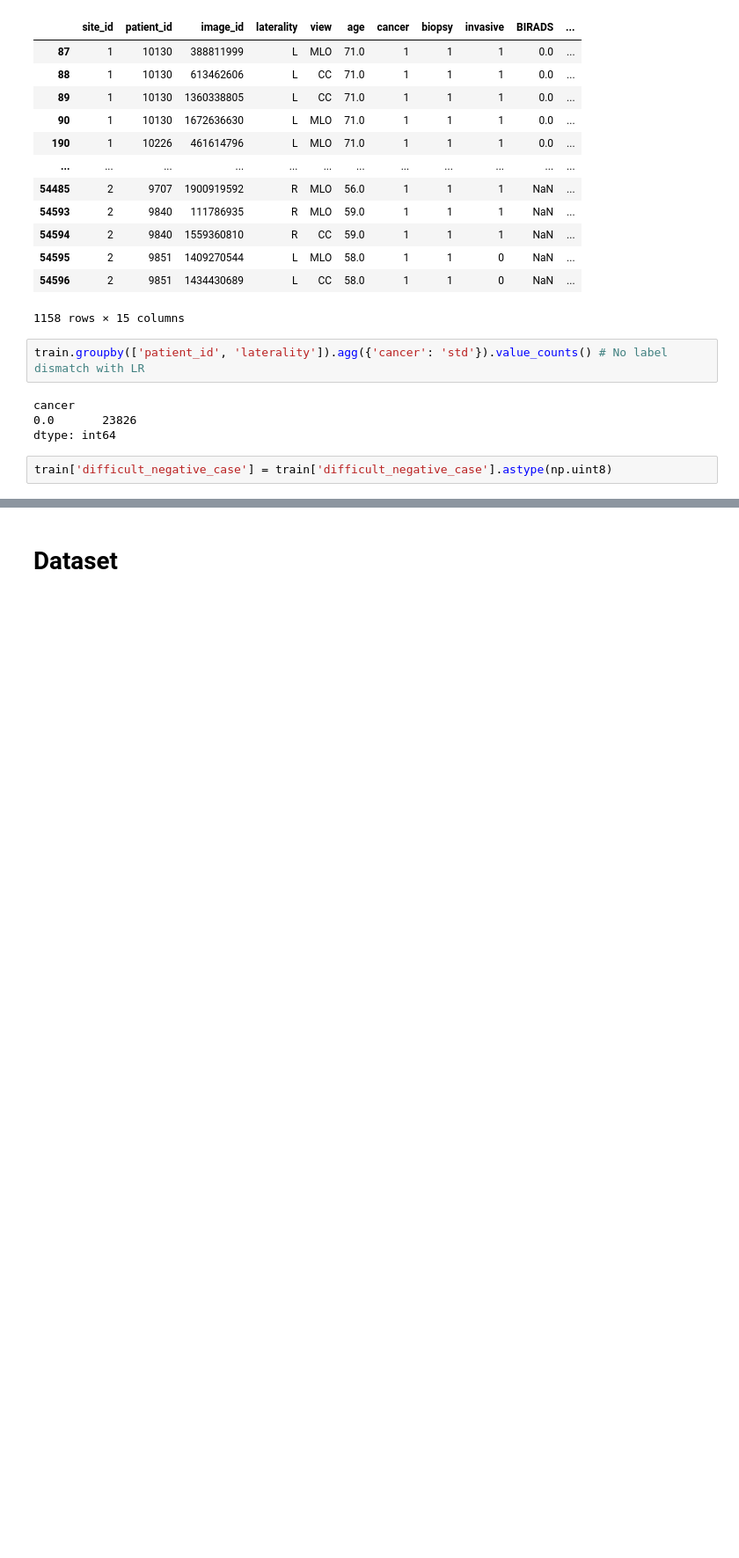
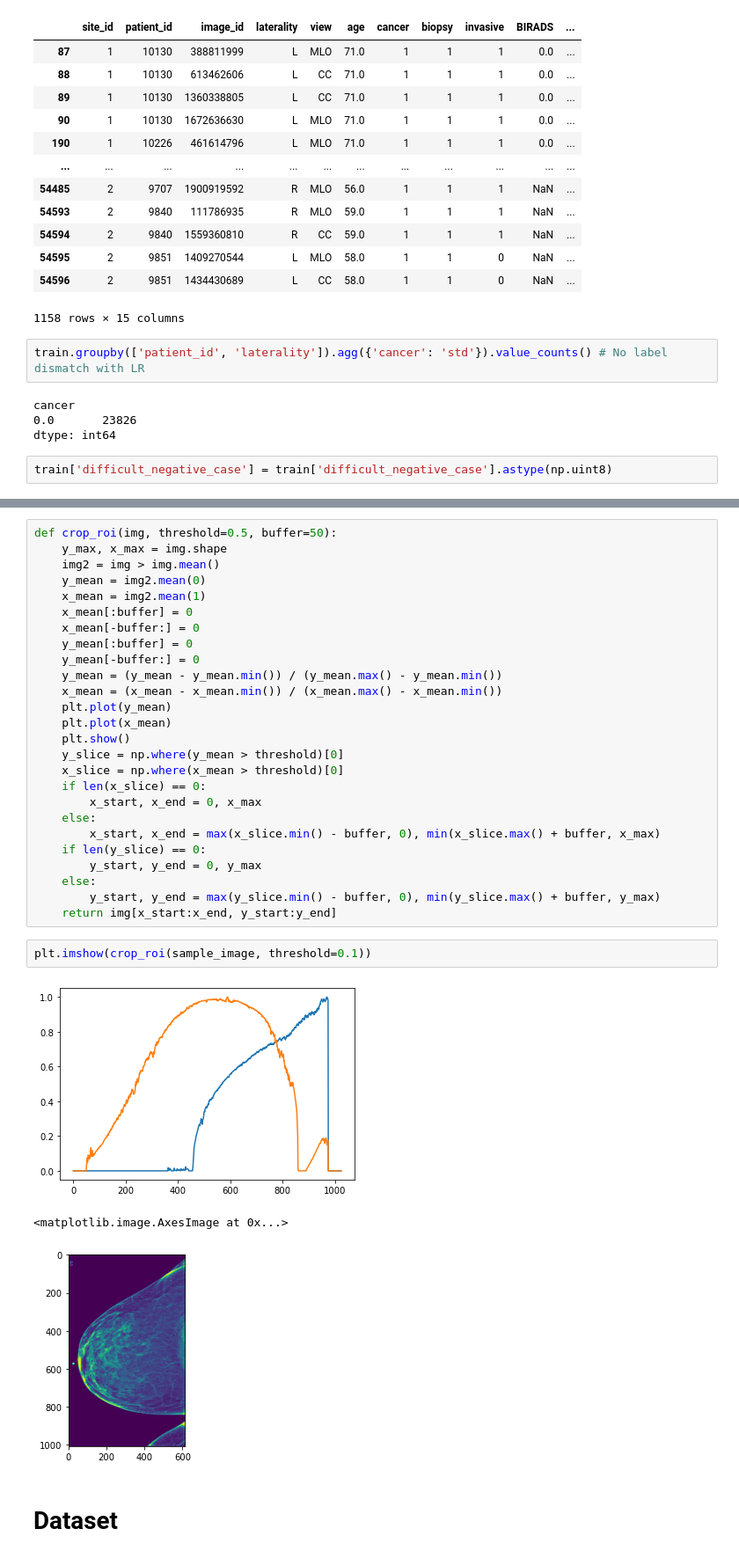
Before and after one commit to analokmaus/kaggle-rsna-breast-cancer, a Jupyter notebook: 00_eda.ipynb, the cells around one changed output, grey strips where cells are left out. Shown at 88% size. Cells and saved outputs as stored; diff of their text form; blank space fills up the shorter version.

```diff
--- a/00_eda.ipynb
+++ b/00_eda.ipynb
@@ -128,3 +137,35 @@ train['difficult_negative_case'] = train['difficult_negative_case'].astype(np.ui
+# %%
+def crop_roi(img, threshold=0.5, buffer=50):
+    y_max, x_max = img.shape
+    img2 = img > img.mean()
+    y_mean = img2.mean(0)
+    x_mean = img2.mean(1)
+    x_mean[:buffer] = 0
+    x_mean[-buffer:] = 0
+    y_mean[:buffer] = 0
+    y_mean[-buffer:] = 0
+    y_mean = (y_mean - y_mean.min()) / (y_mean.max() - y_mean.min())
+    x_mean = (x_mean - x_mean.min()) / (x_mean.max() - x_mean.min())
+    plt.plot(y_mean)
+    plt.plot(x_mean)
+    plt.show()
+    y_slice = np.where(y_mean > threshold)[0]
+    x_slice = np.where(x_mean > threshold)[0]
+    if len(x_slice) == 0:
+        x_start, x_end = 0, x_max
+    else:
+        x_start, x_end = max(x_slice.min() - buffer, 0), min(x_slice.max() + buffer, x_max)
+    if len(y_slice) == 0:
+        y_start, y_end = 0, y_max
+    else:
+        y_start, y_end = max(y_slice.min() - buffer, 0), min(y_slice.max() + buffer, y_max)
+    return img[x_start:x_end, y_start:y_end]
+# %%
+plt.imshow(crop_roi(sample_image, threshold=0.1))
+# %% [output]
+[figure, added]
+<matplotlib.image.AxesImage at 0x...>
+[figure, added]
 # %% [markdown]
 # Dataset
 # %%
```
Also changed, not shown: parts of 10 cells of this notebook, 6 other files.
